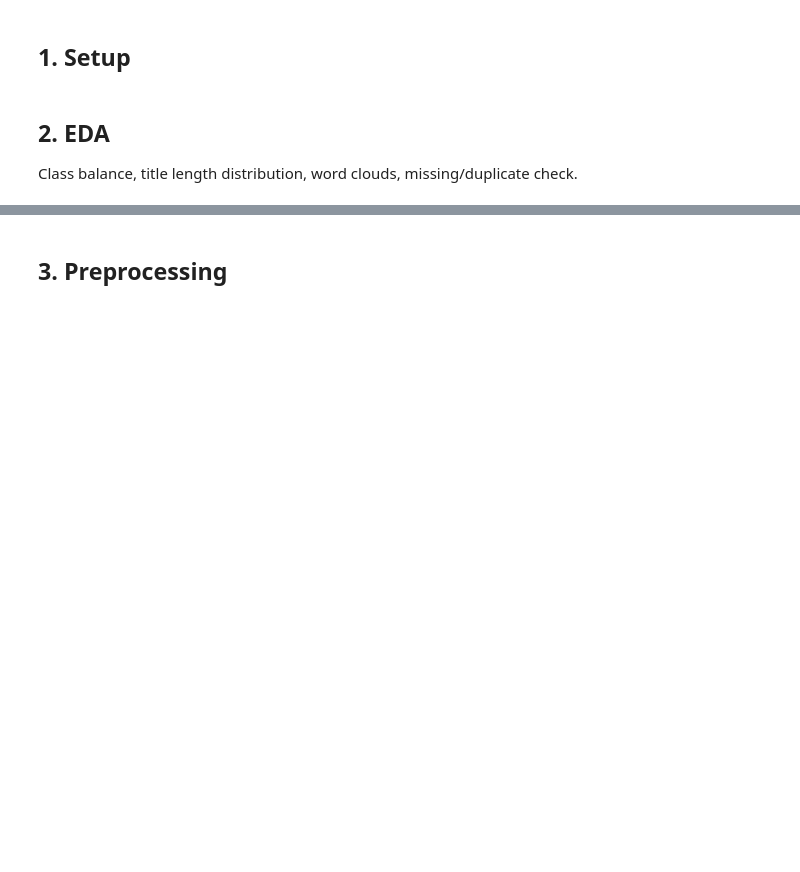
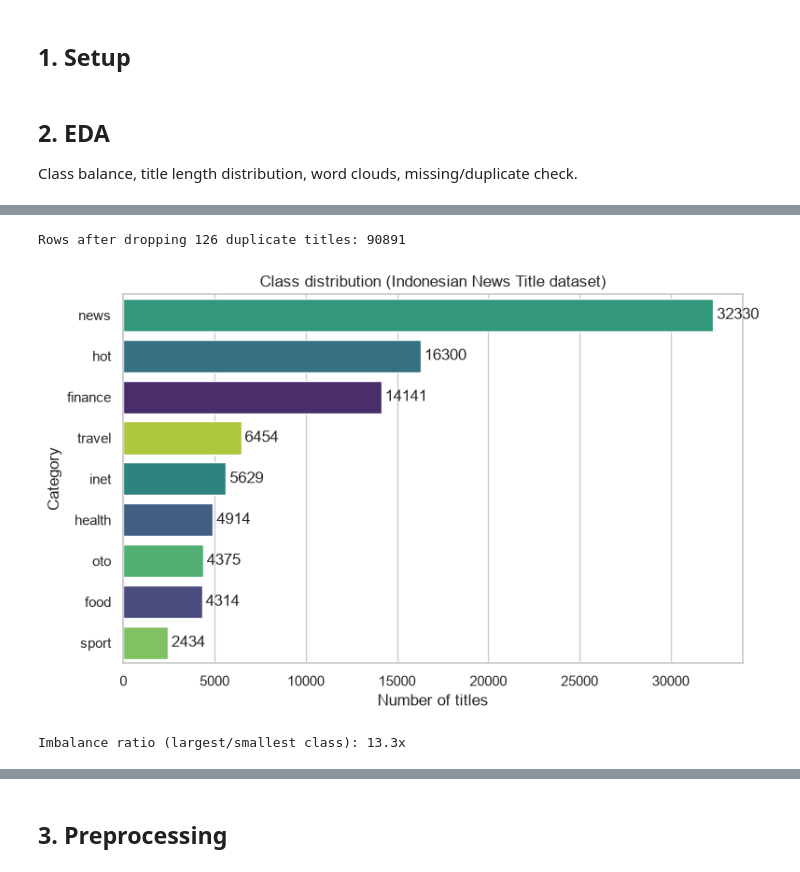
Before and after one commit to aljuhaeda/IndoNewsClassifier, a Jupyter notebook: notebooks/indonewsclassifier.ipynb, the cells around one changed output, grey strips where cells are left out. Drawn from its saved outputs; the diff is of its cells as text; code cells hidden in the pictures; blank space fills up the shorter version.

Commit message:
Add EDA, preprocessing, and TF-IDF + Logistic Regression baseline
Baseline: 82.8% accuracy, 0.80 macro-F1 on held-out test set.

```diff
--- a/notebooks/indonewsclassifier.ipynb
+++ b/notebooks/indonewsclassifier.ipynb
@@ -6,15 +6,35 @@ EDA → preprocessing → baseline → transformer fine-tune → evaluation →
 ## 1. Setup
 # %%
 import sys
+from pathlib import Path
+
 sys.path.append('..')
 
 import pandas as pd
 import matplotlib.pyplot as plt
 import seaborn as sns
 
-from src.preprocessing import load_dataset, clean_text, split_dataset
+from src.preprocessing import load_dataset, clean_text, light_clean_text, get_stopwords, split_dataset
 from src.training import train_baseline, evaluate_baseline, save_baseline
+
+DATA_PATH = Path('../data/raw/detik_news_title.csv')
+DOCS_DIR = Path('../docs')
+DOCS_DIR.mkdir(exist_ok=True)
+
+sns.set_theme(style='whitegrid')
 # %% [markdown]
 ## 2. EDA
 
 Class balance, title length distribution, word clouds, missing/duplicate check.
+# %%
+df_raw = pd.read_csv(DATA_PATH)
+
+print('Shape:', df_raw.shape)
+print()
+print('Missing values per column:')
+print(df_raw.isna().sum())
+print()
+n_dupes = df_raw.duplicated(subset=['title']).sum()
+print(f'Duplicate titles: {n_dupes}')
+print()
+print('Date range:', df_raw['date'].min(), '-', df_raw['date'].max())
@@ -20,0 +54,25 @@ Class balance, title length distribution, word clouds, missing/duplicate check.
+# %%
+# Drop duplicate titles before any further EDA/modeling
+df = df_raw.drop_duplicates(subset=['title']).reset_index(drop=True)
+print(f'Rows after dropping {n_dupes} duplicate titles: {len(df)}')
+
+order = df['category'].value_counts().index
+
+fig, ax = plt.subplots(figsize=(8, 5))
+sns.countplot(data=df, y='category', order=order, ax=ax, hue='category', palette='viridis', legend=False)
+ax.set_title('Class distribution (Indonesian News Title dataset)')
+ax.set_xlabel('Number of titles')
+ax.set_ylabel('Category')
+for i, cat in enumerate(order):
+    count = (df['category'] == cat).sum()
+    ax.text(count + 200, i, str(count), va='center')
+plt.tight_layout()
+plt.savefig(DOCS_DIR / 'class_distribution.png', dpi=150, bbox_inches='tight')
+plt.show()
+
+imbalance_ratio = df['category'].value_counts().max() / df['category'].value_counts().min()
+print(f'Imbalance ratio (largest/smallest class): {imbalance_ratio:.1f}x')
+# %% [output]
+Rows after dropping 126 duplicate titles: 90891
+[figure, added]
+Imbalance ratio (largest/smallest class): 13.3x
```
Also changed, not shown: parts of 7 cells of this notebook, 9 other files.
